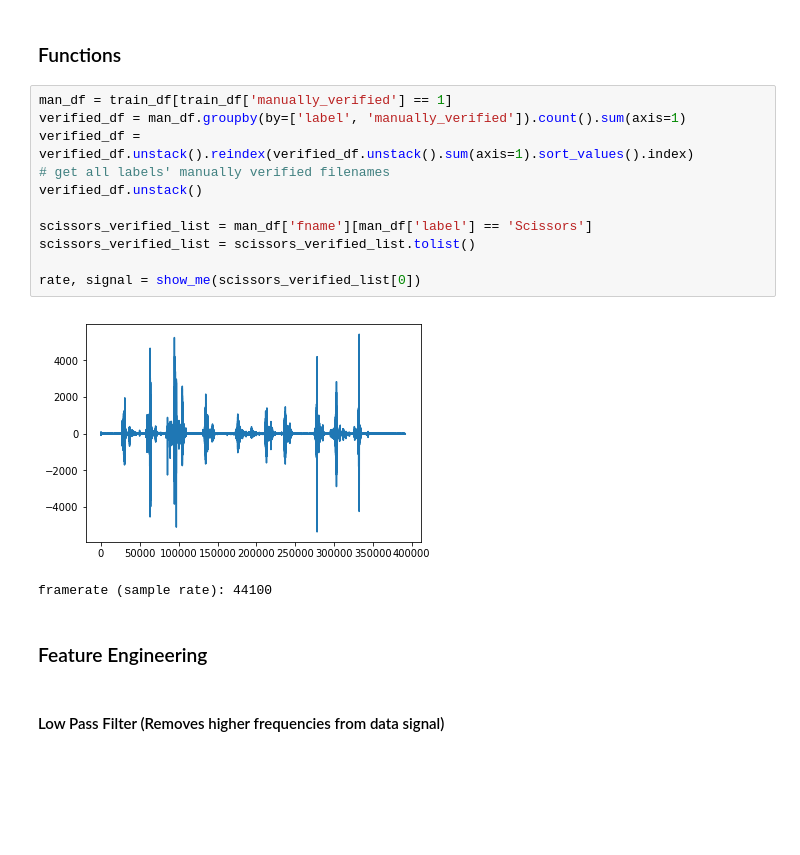
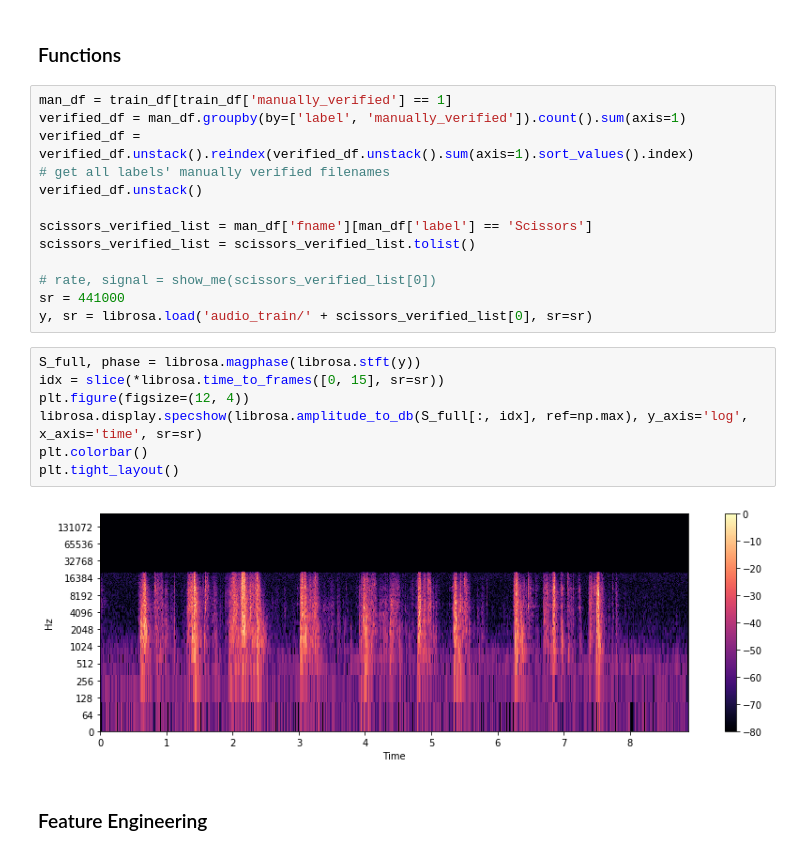
Before and after one commit to tranquilo12/kaggle_audio, a Jupyter notebook: Explore.ipynb, the cells around one changed output. Cells and saved outputs as stored; diff of their text form; blank space fills up the shorter version.

Commit message:
Added some spectral diagrams

```diff
--- a/Explore.ipynb
+++ b/Explore.ipynb
@@ -39,11 +40,17 @@ verified_df.unstack()
 scissors_verified_list = man_df['fname'][man_df['label'] == 'Scissors']
 scissors_verified_list = scissors_verified_list.tolist()
 
-rate, signal = show_me(scissors_verified_list[0])
+# rate, signal = show_me(scissors_verified_list[0])
+sr = 441000
+y, sr = librosa.load('audio_train/' + scissors_verified_list[0], sr=sr)
-# %% [output]
-[figure, removed]
-framerate (sample rate): 44100
+# %%
+S_full, phase = librosa.magphase(librosa.stft(y))
+idx = slice(*librosa.time_to_frames([0, 15], sr=sr))
+plt.figure(figsize=(12, 4))
+librosa.display.specshow(librosa.amplitude_to_db(S_full[:, idx], ref=np.max), y_axis='log', x_axis='time', sr=sr)
+plt.colorbar()
+plt.tight_layout()
+# %% [output]
+[figure, added]
 # %% [markdown]
 ### Feature Engineering
-# %% [markdown]
-#### Low Pass Filter (Removes higher frequencies from data signal)
```
Also changed, not shown: parts of 4 cells of this notebook, 1 other file.
